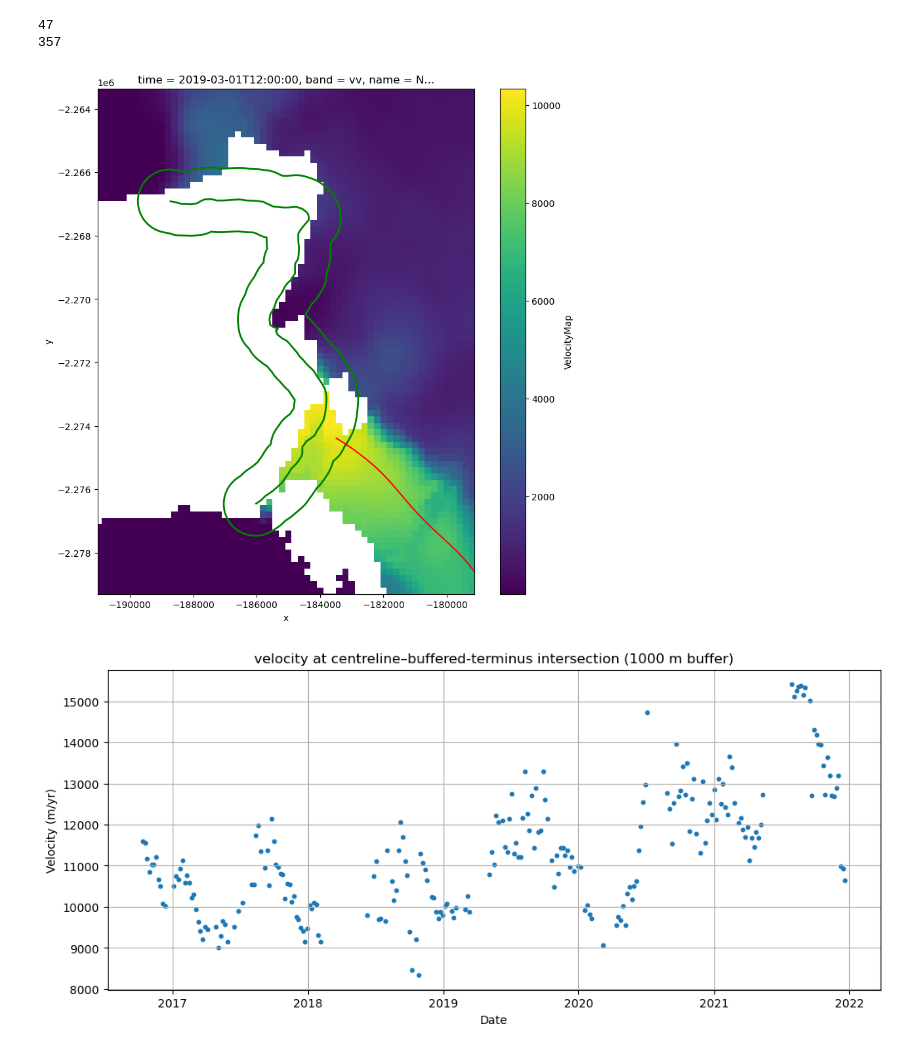
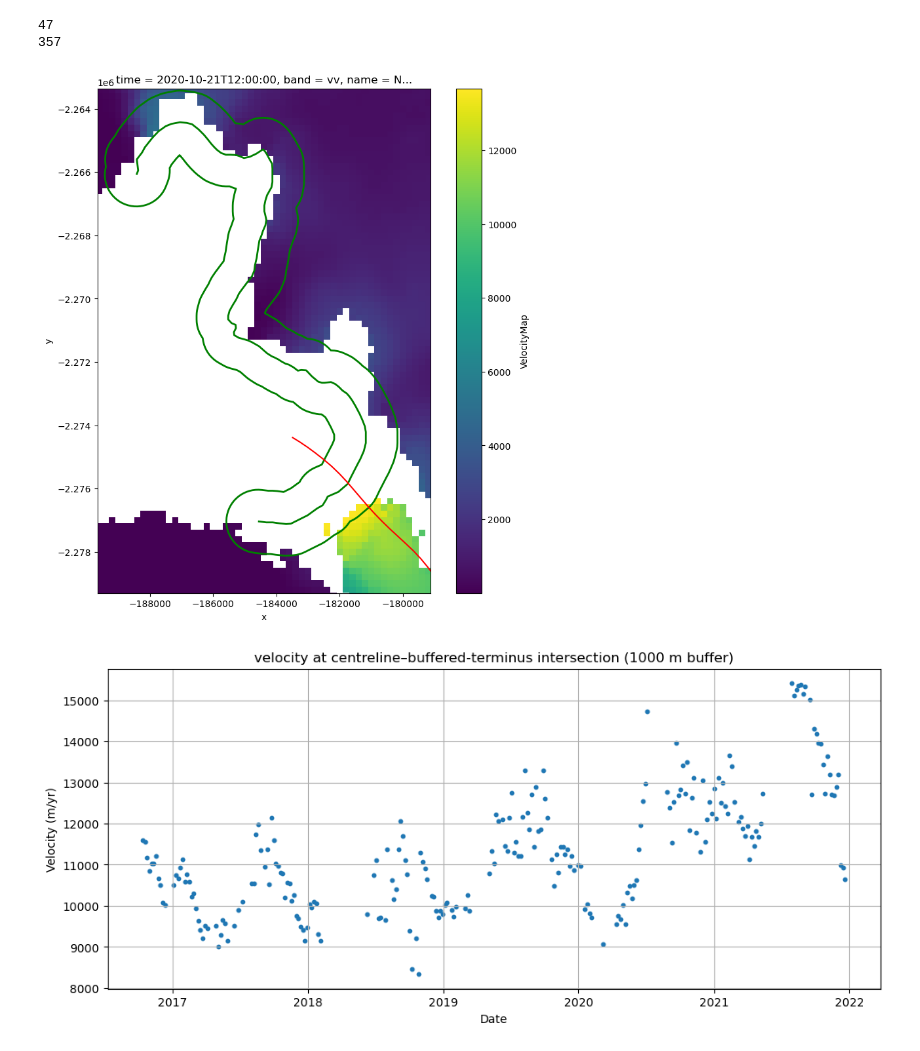
Before and after one commit to sofiasuhinin/Jakobshavn-Isbrae-CalvingStatistics, a Jupyter notebook: calvingseries.ipynb, the cells around one changed output. Saved outputs shown, nothing was run; the diff lists cells and outputs as text; code cells hidden in the pictures.

```diff
--- a/calvingseries.ipynb
+++ b/calvingseries.ipynb
@@ -356,7 +356,7 @@ print(total)
 357
 # %%
 #visualisation w the buffer
-sampletime = 200
+sampletime = 300
 buffer_dist = 1000  # meters
 
 vel_slice = velocity["VelocityMap"].isel(band=2, time=sampletime).assign_coords(
@@ -368,34 +368,34 @@ vel_slice = velocity["VelocityMap"].isel(band=2, time=sampletime).assign_coords(
 vel_time = velocity["time"].isel(time=sampletime).values
 nearest_idx = (terminus["Date"] - vel_time).abs().idxmin()
 term_one = terminus.loc[[nearest_idx]]
 term_line = term_one.geometry.iloc[0]
 
 # buffer polygon
 term_buffer = term_line.buffer(buffer_dist)
 term_buffer_gs = gpd.GeoSeries([term_buffer], crs=terminus.crs)
 
 fig, ax = plt.subplots(figsize=(10, 10))
 
 vel_slice.plot(ax=ax, x="x", y="y", add_colorbar=True)
 
 # buffer
 term_buffer_gs.plot(ax=ax, facecolor="none", edgecolor="green", linewidth=2)
 
 # terminus line + centreline
 term_one.plot(ax=ax, facecolor="none", edgecolor="green", linewidth=2)
 gpd.GeoSeries([centreline_shape], crs=terminus.crs).plot(ax=ax, color="red", linewidth=1.5)
 
 #zoom in order to see insct. better
 xmin, ymin, xmax, ymax = terminus.total_bounds
 
 z00m = 500
 
 ax.set_xlim(xmin - z00m, xmax + z00m)
 ax.set_ylim(ymin - z00m, ymax + z00m)
 
 plt.show()
 # %% [output]
-[figure, old version]
+[figure, new version]
 # %%
 
 vel_band = velocity["VelocityMap"].isel(band=2).assign_coords(
```
Also changed, not shown: parts of 1 cell of this notebook.
